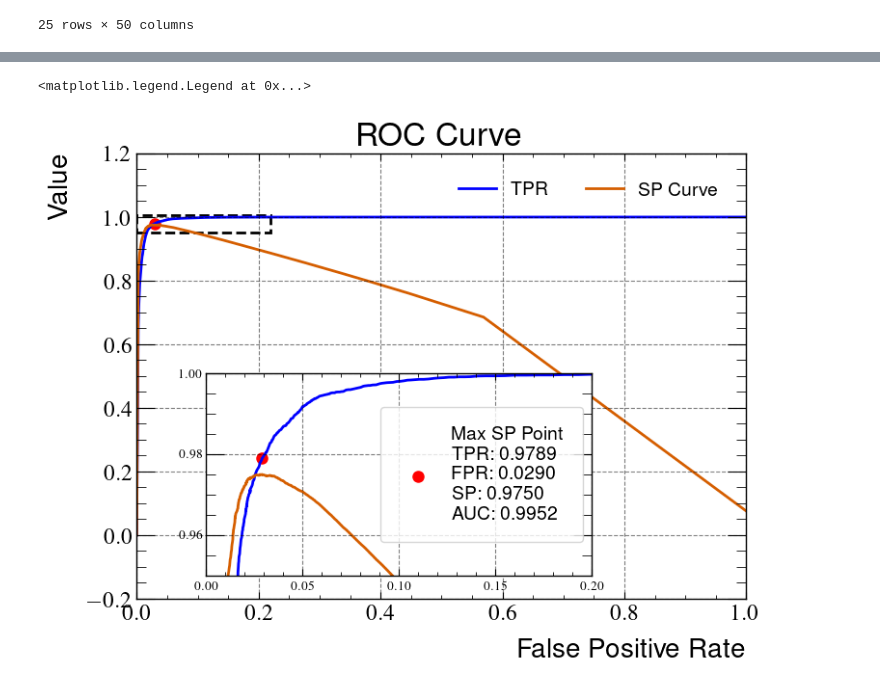
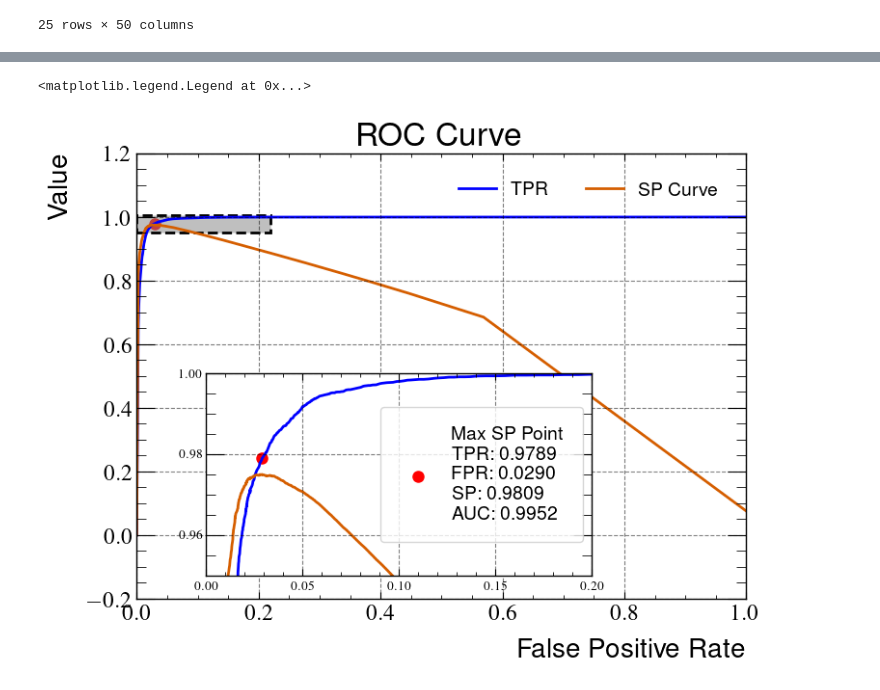
Before and after one commit to lucasbanunes/boosted-lorenzetti, a Jupyter notebook: analayze_kfold.ipynb, the cells around one changed output, grey strips where cells are left out. Drawn from its saved outputs; the diff is of its cells as text; code cells hidden in the pictures.

```diff
--- a/analayze_kfold.ipynb
+++ b/analayze_kfold.ipynb
@@ -116,7 +131,6 @@ auc = np.trapezoid(
 max_sp_idx = val_eval_df['sp'].idxmax()
 max_tpr = val_eval_df.loc[max_sp_idx, 'tpr']
 max_fpr = val_eval_df.loc[max_sp_idx, 'fpr']
-max_sp = val_eval_df.loc[max_sp_idx, 'sp']
 ax.grid(linestyle='--', alpha=0.5, color='k')
 ax.plot(val_eval_df['fpr'], val_eval_df['tpr'], color='b', label='TPR')
 ax.plot(val_eval_df['fpr'], val_eval_df['sp'], label='SP Curve')
@@ -135,38 +149,38 @@ rectangle = patches.Rectangle(
     linewidth=2,
     linestyle='--',
     edgecolor='k',
-    facecolor='none'
+    facecolor=(128/256, 128/256, 128/256, .5), #RGBA gray with alpha 0.5
 )
 ax.add_patch(rectangle)
 
 zoom_ax = fig.add_axes([0.25, 0.2, 0.5, 0.35])
 zoom_ax.grid(linestyle='--', alpha=0.5, color='k')
 zoom_ax.plot(val_eval_df['fpr'], val_eval_df['tpr'], color='b')
 zoom_ax.plot(val_eval_df['fpr'], val_eval_df['sp'])
 zoom_ax.scatter(max_fpr, max_tpr, color='r', label=f'Max SP Point\nTPR: {max_tpr:.4f}\nFPR: {max_fpr:.4f}\n SP: {max_sp:.4f}\n AUC: {auc:.4f}')
 zoom_ax.set(
     xlabel='',
     ylabel='',
     title='',
     xlim=zoom_xlim,
     ylim=zoom_ylim
 )
 zoom_ax.set_xticklabels(
     zoom_ax.get_xticklabels(),
     fontsize='x-small'
 )
 zoom_ax.set_yticklabels(
     zoom_ax.get_yticklabels(),
     fontsize='x-small'
 )
 # max_sp = metrics_df['val_max_sp'].max()
 # ax.axhline(max_sp,
 #            linestyle='--', color='r')
 # zoom_ax.axhline(max_sp,
 #                 label=f'Best SP {max_sp:.4f}',
 #                 linestyle='--', color='r')
 ax.legend(frameon=False, loc='upper right', ncols=2)
 zoom_ax.legend(frameon=True)
 # %% [output]
 <matplotlib.legend.Legend at 0x...>
-[figure, old version]
+[figure, new version]
```
Also changed, not shown: parts of 4 cells of this notebook.
